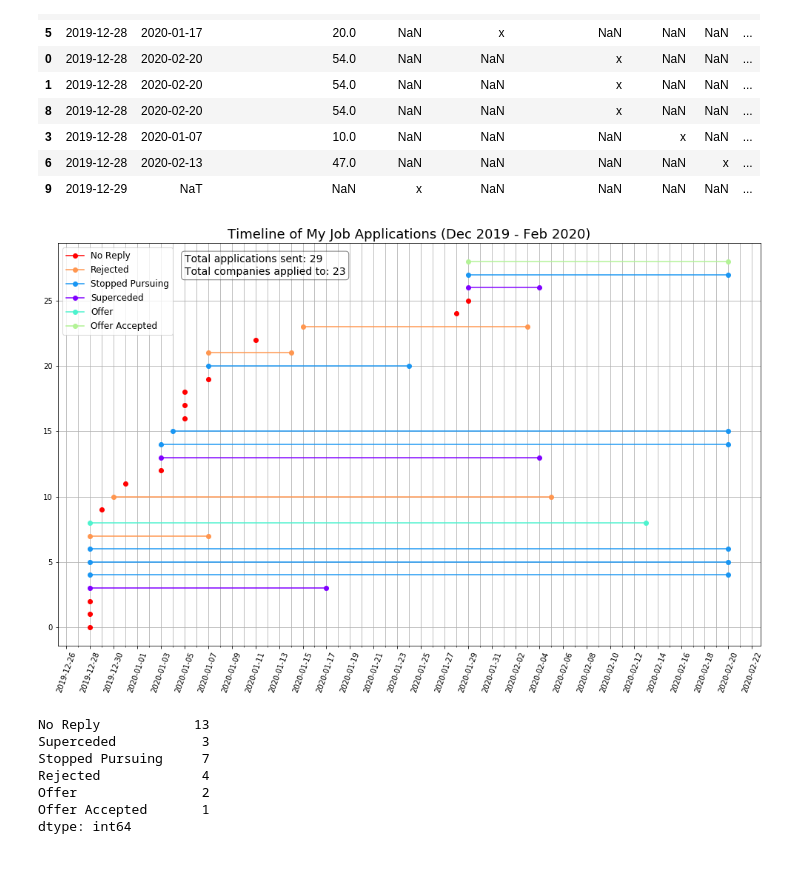
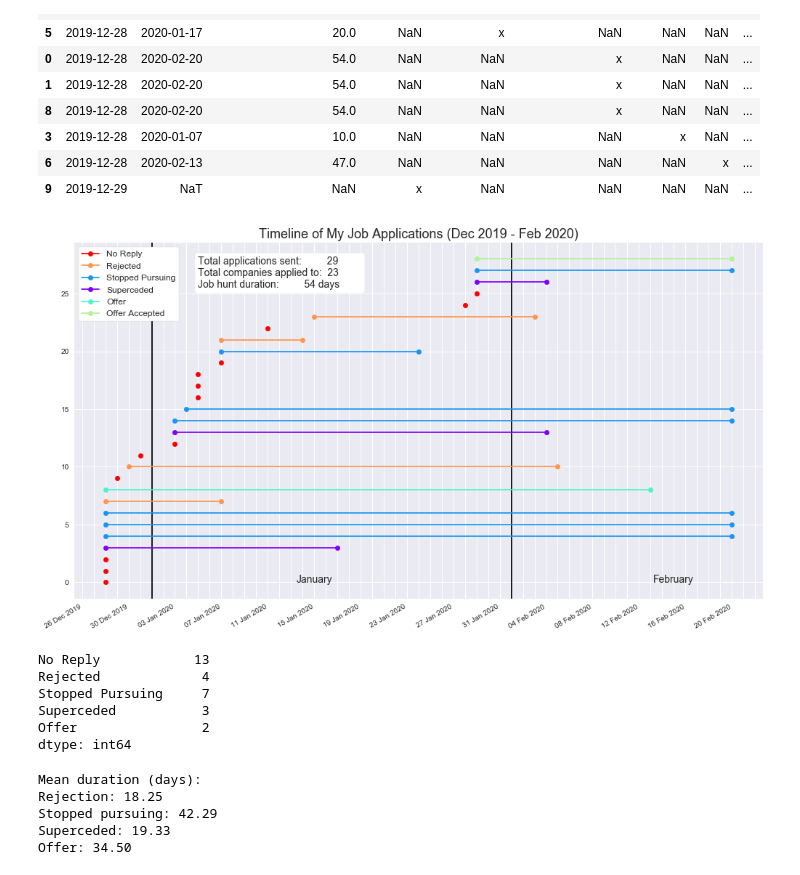
Before and after one commit to tanth1996/Job-Hunt-Visualisation, a Jupyter notebook: Job Hunt Visualisation.ipynb, the cells around one changed output. Saved outputs shown, nothing was run; the diff lists cells and outputs as text; code cells hidden in the pictures.

Commit message:
Added outcome breakdown chart and added more visual aids and annotations to timeline

```diff
--- a/Job Hunt Visualisation.ipynb
+++ b/Job Hunt Visualisation.ipynb
@@ -9,3 +29,20 @@ import numpy as np
+# %%
+plt.style.use('seaborn-notebook')
+# plt.rcParams.update({
+#     "lines.color": "white",
+#     "patch.edgecolor": "white",
+#     "text.color": "black",
+#     "axes.facecolor": "white",
+#     "axes.edgecolor": "lightgray",
+#     "axes.labelcolor": "white",
+#     "xtick.color": "white",
+#     "ytick.color": "white",
+#     "grid.color": "lightgray",
+#     "figure.facecolor": "black",
+#     "figure.edgecolor": "black",
+#     "savefig.facecolor": "black",
+#     "savefig.edgecolor": "black",
+#     "text.color": "white"})
 # %%
 excel_raw_df = pd.read_excel('Job Applications 2019-2020.xlsx', header=1)
 # %%
@@ -105,53 +142,82 @@ fig, ax = plt.subplots(1,1, figsize=(17,10))
 cmap = cm.get_cmap('rainbow', len(outcome_cols))
 
 for count, date, index in zip(range(len(time_df.index)), time_df['Date'], time_df.index):
     if time_df.loc[index, 'Superceded'] == 'x':
         color_index = 0
     elif time_df.loc[index, 'Stopped Pursuing'] == 'x':
         color_index = 1
     elif time_df.loc[index, 'Offer'] == 'x' and time_df.loc[index, 'Offer Accepted'] != 'x':
         color_index = 2
     elif time_df.loc[index, 'Offer Accepted'] == 'x':
         color_index = 3
     elif time_df.loc[index, 'Rejected'] == 'x':
         color_index = 4
     else:
         ax.plot_date(date, count, marker='o', color=cmap(5))
         continue
 
     ax.plot_date(date, count, color=cmap(color_index))
     ax.plot_date(time_df.loc[index, 'End Date'], count, color=cmap(color_index))
     ax.plot([date, time_df.loc[index, 'End Date']], [count]*2, color=cmap(color_index))
 
+ax.xaxis.set_major_locator(mdates.DayLocator(interval=4))
+ax.xaxis.set_minor_locator(mdates.DayLocator(interval=1))
+ax.xaxis.set_major_formatter(mdates.DateFormatter('%d %b %Y'))
+fig.autofmt_xdate()
 
-plt.setp(ax.xaxis.get_majorticklabels(), rotation=70)
-ax.xaxis.set_major_locator(mdates.DayLocator(interval=2))
-ax.xaxis.set_minor_locator(mdates.DayLocator(interval=1))
-ax.grid(which='both')
+bottom, top = ax.get_ylim()
+ax.set_ylim((bottom,top))
+month_starts = [pd.Timestamp('2020-01-01'), pd.Timestamp('2020-02-01')]
+ax.vlines(month_starts, bottom, top)
+month_mids = [pd.Timestamp('2020-01-15'), pd.Timestamp('2020-02-15')]
+for mid, month in zip(month_mids, ['January', 'February']):
+    ax.text(mid, 0, month, fontsize=14, ha='center')
 
 color_index_seq = [5,4,1,0,2,3]
 legend_elements = [Line2D([0], [0], marker='o', color=cmap(color_index)) for color_index in color_index_seq]
 legend_labels = ['No Reply','Rejected','Stopped Pursuing','Superceded','Offer','Offer Accepted']
-ax.legend(legend_elements, legend_labels, fontsize=12)
+ax.legend(legend_elements, legend_labels, fontsize=12, facecolor='white', frameon=True, framealpha=1)
+
+props = dict(boxstyle='round', facecolor='white', alpha=1)
+ax.text(time_df.loc[16,'Date'], 25.5,
+        f'Total applications sent: {applications_total:10}\
+        \nTotal companies applied to: {companies_total:3}\
+        \nJob hunt duration: {54:10} days',
+        fontsize=14, bbox=props)
+
 ax.set_title('Timeline of My Job Applications (Dec 2019 - Feb 2020)', fontsize=18)
-
-props = dict(boxstyle='round', facecolor='white', alpha=0.5)
-plt.text(time_df.loc[16,'Date'], 27,
-         f'Total applications sent: {applications_total}\nTotal companies applied to: {companies_total}',
-         fontsize=14, bbox=props)
+ax.grid(which='both')
 
 plt.show()
 # %% [output]
-[figure, old version]
+[figure, new version]
 # %%
 counts = companies_df.sum(axis=0)
-outcome_counts = count_df[outcome_cols]
+outcome_counts = counts[legend_labels]
+outcome_counts.drop('Offer Accepted', inplace=True)
 outcome_counts
 # %% [output]
 No Reply            13
+Rejected             4
+Stopped Pursuing     7
 Superceded           3
-Stopped Pursuing     7
-Rejected             4
 Offer                2
-Offer Accepted       1
 dtype: int64
+# %%
+reject_mean_duration = excel_df[excel_df['Rejected'].notnull()]['Process Duration (Days)'].mean()
+stop_mean_duration = excel_df[excel_df['Stopped Pursuing'].notnull()]['Process Duration (Days)'].mean()
+supercede_mean_duration = excel_df[excel_df['Superceded'].notnull()]['Process Duration (Days)'].mean()
+offer_mean_duration = excel_df[excel_df['Offer'].notnull()]['Process Duration (Days)'].mean()
+print(f'Mean duration (days):\nRejection: {reject_mean_duration:.2f}\
+      \nStopped pursuing: {stop_mean_duration:.2f}\
+      \nSuperceded: {supercede_mean_duration:.2f}\
+      \nOffer: {offer_mean_duration:.2f}'
+     )
+
+offer_durations = excel_df[excel_df['Offer'].notnull()]['Process Duration (Days)']
+# %% [output]
+Mean duration (days):
+Rejection: 18.25
+Stopped pursuing: 42.29
+Superceded: 19.33
+Offer: 34.50
```
Also changed, not shown: parts of 5 cells of this notebook.
